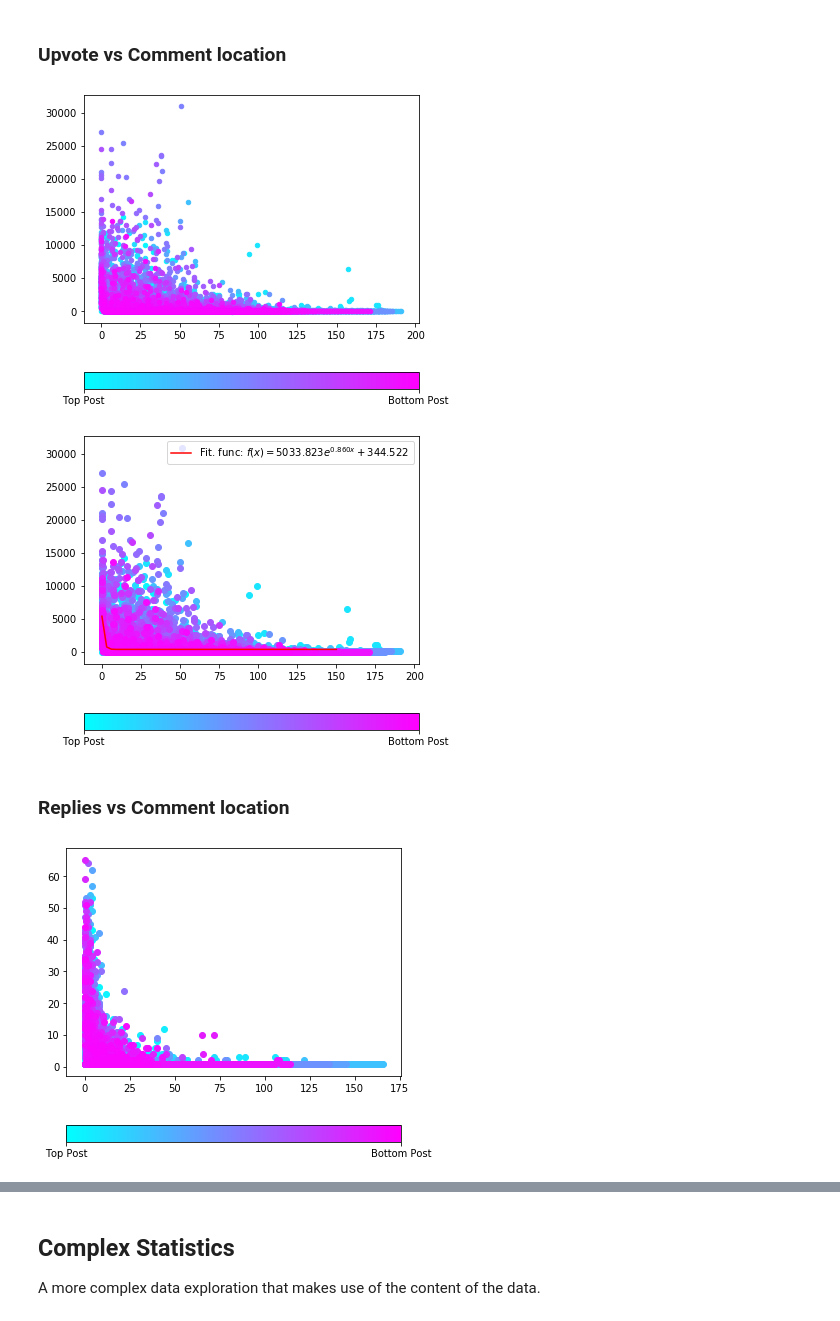
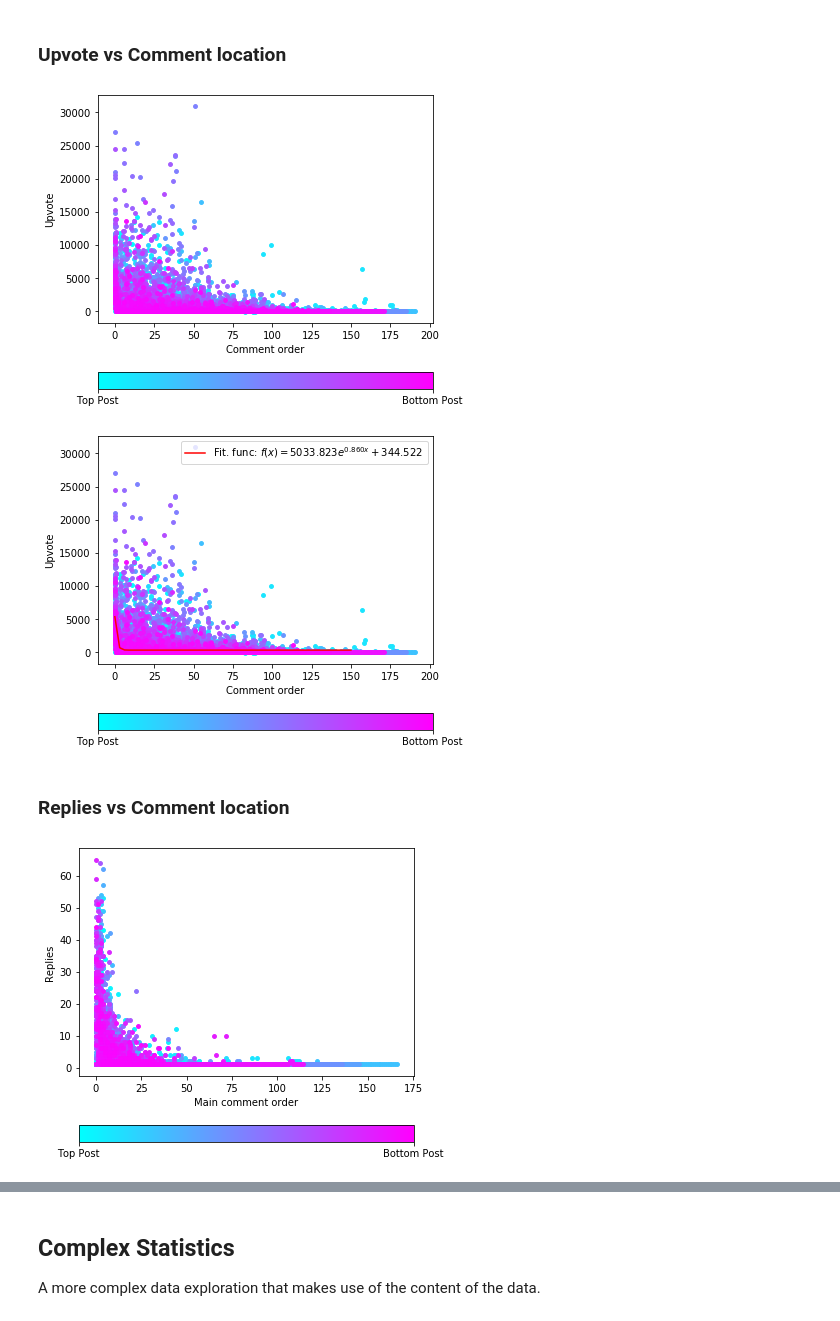
Before and after one commit to ldtalent/dafa-reddit-visualization-and-analytic, a Jupyter notebook: Reddit_Visualize.ipynb, the cells around one changed output, grey strips where cells are left out. Cells and saved outputs as stored; diff of their text form; code cells hidden in the pictures.

```diff
--- a/Reddit_Visualize.ipynb
+++ b/Reddit_Visualize.ipynb
@@ -200,12 +180,14 @@ plt.rcParams["figure.figsize"] = (6,6)
 n_post = 256  # N of posts to be included
 for i, vert in enumerate(verts[0:n_post]):
   # The colormap value (0, 256) is normalized across the whole posts (0, n_post)
-  plt.scatter(range(len(vert)), vert, color=cm.cool(i*int(256.0/n_post)), s=20)
+  plt.scatter(range(len(vert)), vert, color=cm.cool(i*int(256.0/n_post)), s=15)
 
 plt.set_cmap("cool")
+plt.xlabel("Comment order")
+plt.ylabel("Upvote")
 cbar = plt.colorbar(orientation = "horizontal", ticks=[0, 1])
 cbar.ax.set_xticklabels(['Top Post', 'Bottom Post'])
 
 plt.show()
 # %% [output]
-[figure, old version]
+[figure, new version]
@@ -245,22 +212,24 @@ a, k, b = opt
 # %%
 # Main plot
 for i, vert in enumerate(verts[0:n_post]):
   # The colormap value (0, 256) is normalized across the whole posts (0, n_post)
-  plt.scatter(range(len(vert)), vert, color=cm.cool(i*int(256.0/n_post)))
+  plt.scatter(range(len(vert)), vert, color=cm.cool(i*int(256.0/n_post)), s=15)
 
 plt.set_cmap("cool")
+plt.xlabel("Comment order")
+plt.ylabel("Upvote")
 cbar = plt.colorbar(orientation = "horizontal", ticks=[0, 1])
 cbar.ax.set_xticklabels(['Top Post', 'Bottom Post'])
 
 # Showing the curve fit
 x2 = np.linspace(0, 150, 50)
 y2 = model_func(x2, a, k, b)
 plt.plot(x2, y2, color='r', label='Fit. func: $f(x) = %.3f e^{%.3f x} %+.3f$' % (a,k,b))
 plt.legend(loc='best')
 
 plt.show()
 # %% [output]
-[figure, old version]
+[figure, new version]
 # %% [markdown]
 ### Replies vs Comment location
 # %%
@@ -285,15 +254,17 @@ for post in loaded:
 n_post = 256  # N of posts to be included
 for i, vert in enumerate(verts[0:n_post]):
   # The colormap value (0, 256) is normalized across the whole posts (0, n_post)
-  plt.scatter(range(len(vert)), vert, color=cm.cool(i*int(256.0/n_post)))
+  plt.scatter(range(len(vert)), vert, color=cm.cool(i*int(256.0/n_post)), s=15)
 
 plt.set_cmap("cool")
+plt.xlabel("Main comment order")
+plt.ylabel("Replies")
 cbar = plt.colorbar(orientation = "horizontal", ticks=[0, 1])
 cbar.ax.set_xticklabels(['Top Post', 'Bottom Post'])
 
 plt.show()
 # %% [output]
-[figure, old version]
+[figure, new version]
 # %%
 # Add trendline by combining them all (maintining comment index)
 comb_n = []
```
Also changed, not shown: parts of 7 cells of this notebook.
